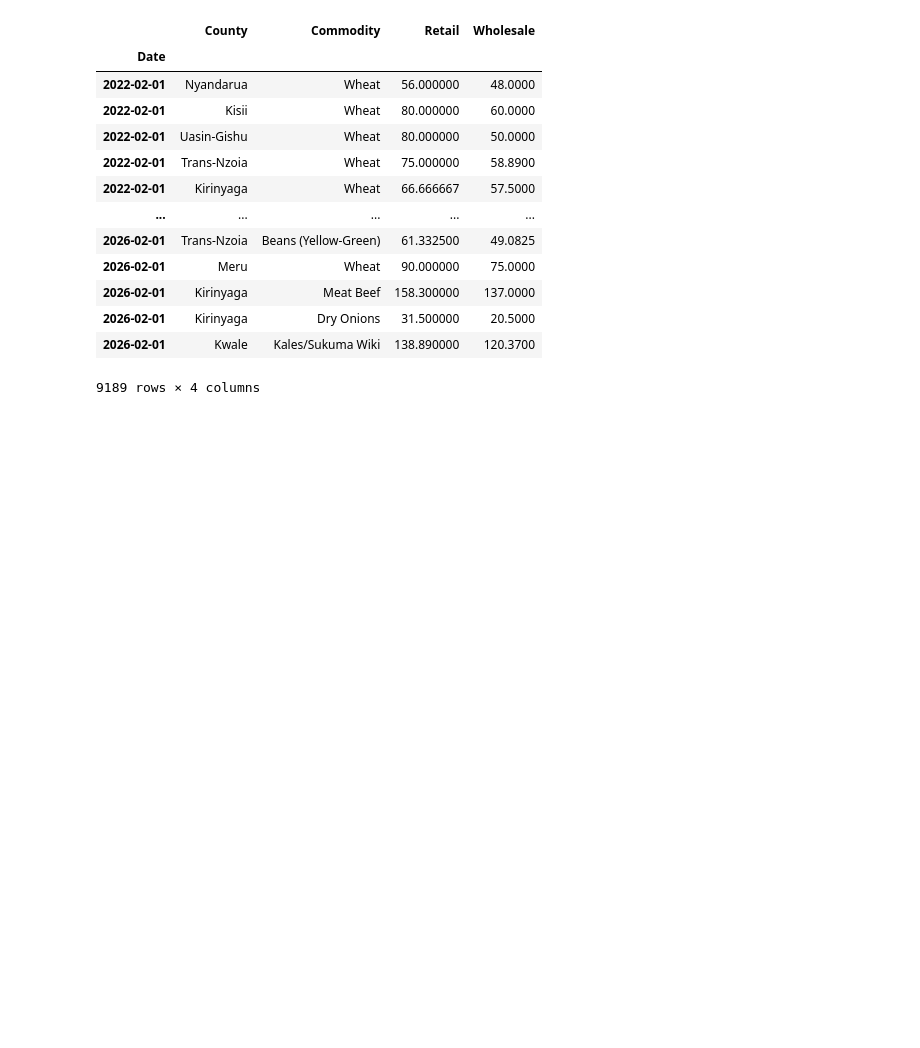
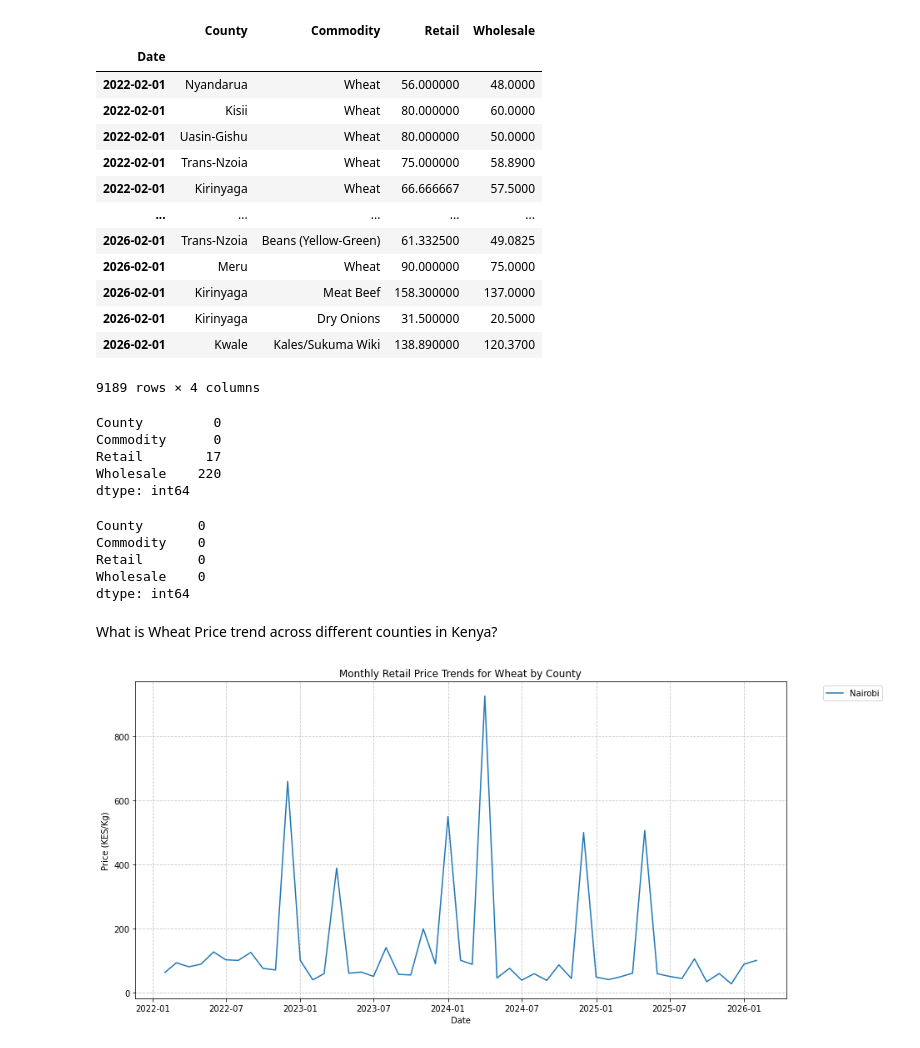
Before and after one commit to Victor-Mufasa/Agricultural-Commodity-Price-Forecasting, a Jupyter notebook: index.ipynb, the cells around one changed output. Saved outputs shown, nothing was run; the diff lists cells and outputs as text; code cells hidden in the pictures; blank space fills up the shorter version.

```diff
--- a/index.ipynb
+++ b/index.ipynb
@@ -268,3 +268,42 @@ df_complete
 | 2026-02-01 | Kirinyaga | Dry Onions | 31.500000 | 20.5000 |
 | 2026-02-01 | Kwale | Kales/Sukuma Wiki | 138.890000 | 120.3700 |
 9189 rows × 4 columns
+# %%
+df_complete.isnull().sum()
+# %% [output]
+County         0
+Commodity      0
+Retail        17
+Wholesale    220
+dtype: int64
+# %%
+# filling gaps within each group
+df_complete[['Retail', 'Wholesale']] = (df_complete.groupby(['County', 'Commodity'])[['Retail', 'Wholesale']].ffill().bfill())
+# ffill Carries the last known price forward # bfill Carries the next known price backward for gaps at the start
+# %%
+print(df_complete.isnull().sum())
+# %% [output]
+County       0
+Commodity    0
+Retail       0
+Wholesale    0
+dtype: int64
+# %% [markdown]
+What is Wheat Price trend across	different counties in Kenya?
+# %%
+import matplotlib.pyplot as plt
+import seaborn as sns
+
+# Filtering for a specific commodity to analyze trends
+commodity_name = 'Wheat'
+Nairobi_data = df_complete[(df_complete['Commodity'] == commodity_name) & (df_complete['County'] == 'Nairobi')]
+plt.figure(figsize=(14, 7))
+sns.lineplot(data=Nairobi_data, x=Nairobi_data.index, y='Retail', hue='County')
+plt.title(f'Monthly Retail Price Trends for {commodity_name} by County')
+plt.xlabel('Date')
+plt.ylabel('Price (KES/Kg)')
+plt.legend(bbox_to_anchor=(1.05, 1), loc='upper left')
+plt.grid(True, linestyle='--', alpha=0.7)
+plt.show()
+# %% [output]
+[figure, added]
```
Also changed, not shown: parts of 2 cells of this notebook.
